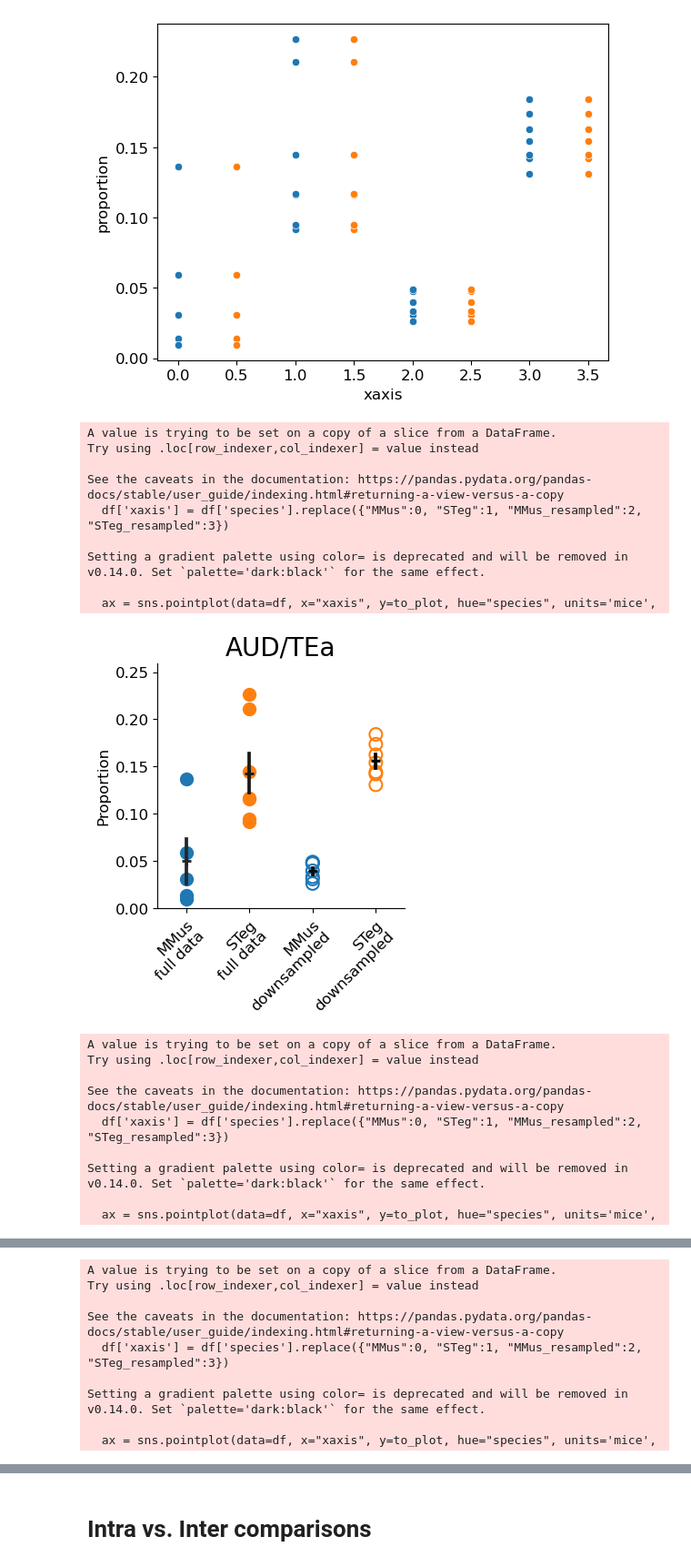
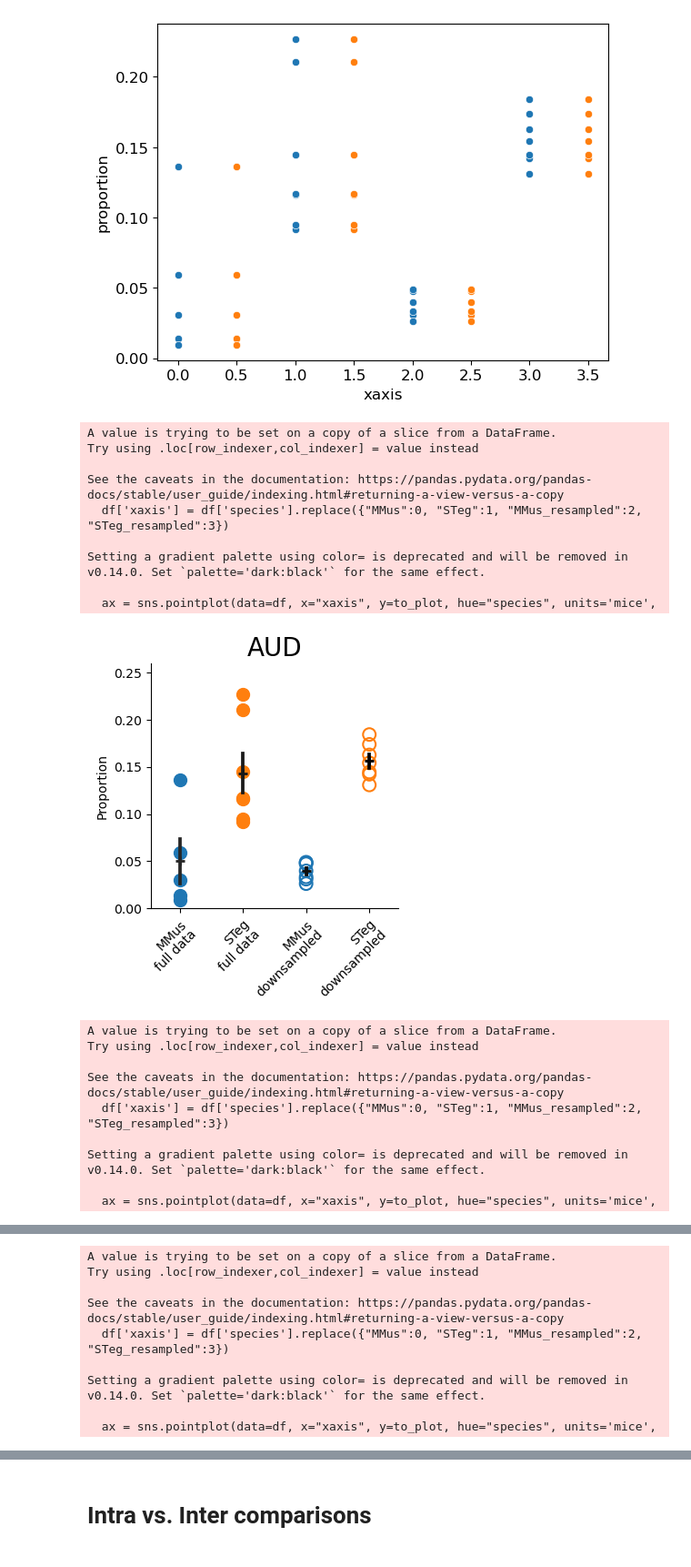
Before and after one commit to eisko/MAPseq_analysis, a Jupyter notebook: version4_fig2_OMC.ipynb, the cells around one changed output, grey strips where cells are left out. Shown at 91% size. Saved outputs shown, nothing was run; the diff lists cells and outputs as text; code cells hidden in the pictures.

```diff
--- a/version4_fig2_OMC.ipynb
+++ b/version4_fig2_OMC.ipynb
@@ -253,11 +253,11 @@ omc_type_rename[0]
 11735 rows × 13 columns
 # %%
 # processing
-plot_it = ["AUD/TEa", "OMCc"]
+plot_it = ["AUD", "OMCc"]
 plot_pt = ["PAG", "SNr"]
 
 # IT cells
-omc_it = [df[df["type"]=="IT"].drop("type", axis=1) for df in omc_type_rename]
+omc_it = [df[df["type"]=="IT"].drop("type", axis=1) for df in omc_type]
 omc_it_prop = dfs_to_proportions(omc_it, cell_type="IT")
 
 mm_it_sim = resample_neurons(omc_it, species="MMus")
@@ -269,15 +269,15 @@ st_it_sim_prop = dfs_to_proportions(st_it_sim, cell_type="IT")
 st_it_sim_prop['species'] = "STeg_resampled"
 
 # PT cells
-omc_pt = [df[df["type"]=="PT"].drop("type", axis=1) for df in omc_type_rename]
-omc_pt_prop = dfs_to_proportions(omc_pt, cell_type="PT", aud_rename=True)
+omc_pt = [df[df["type"]=="PT"].drop("type", axis=1) for df in omc_type]
+omc_pt_prop = dfs_to_proportions(omc_pt, cell_type="PT", aud_rename=False)
 
 mm_pt_sim = resample_neurons(omc_pt, species="MMus")
-mm_pt_sim_prop = dfs_to_proportions(mm_pt_sim, cell_type="PT", aud_rename=True)
+mm_pt_sim_prop = dfs_to_proportions(mm_pt_sim, cell_type="PT", aud_rename=False)
 mm_pt_sim_prop['species'] = "MMus_resampled"
 
 st_pt_sim = resample_neurons(omc_pt, species="STeg")
-st_pt_sim_prop = dfs_to_proportions(st_pt_sim, cell_type="PT", aud_rename=True)
+st_pt_sim_prop = dfs_to_proportions(st_pt_sim, cell_type="PT", aud_rename=False)
 st_pt_sim_prop['species'] = "STeg_resampled"
 
 plot_it = pd.concat([omc_it_prop, mm_it_sim_prop, st_it_sim_prop])
@@ -344,35 +344,35 @@ sns.scatterplot(df, x="xaxis_right", y="proportion")
 # matplotlib.use('cairo') # if on, won't display figures
 # %%
 # AUD
-dot_plot_resample(plot_it, "AUD/TEa", title="AUD/TEa", add_legend=False)
-plt.savefig(out_path+"OMC_AUDtea_resample_dot.pdf", dpi=300, bbox_inches="tight")
+dot_plot_resample(plot_it, "AUD", title="AUD", add_legend=False)
+plt.savefig(out_path+"OMC_AUD_resample_dot.pdf", dpi=300, bbox_inches="tight")
 plt.show()
 
 # OMCc
 dot_plot_resample(plot_it, "OMCc", title="OMCc", add_legend=False)
 plt.savefig(out_path+"OMC_OMCc_resample_dot.pdf", dpi=300, bbox_inches="tight")
 plt.show()
 
 # PAG
 dot_plot_resample(plot_pt, "PAG", title="PAG", add_legend=False)
 plt.savefig(out_path+"OMC_PAG_resample_dot.pdf", dpi=300, bbox_inches="tight")
 plt.show()
 
 # SNr
 dot_plot_resample(plot_pt, "SNr", title="SNr", add_legend=False)
 plt.savefig(out_path+"OMC_SNr_resample_dot.pdf", dpi=300, bbox_inches="tight")
 plt.show()
 # %% [output]
 A value is trying to be set on a copy of a slice from a DataFrame.
 Try using .loc[row_indexer,col_indexer] = value instead
 
 See the caveats in the documentation: https://pandas.pydata.org/pandas-docs/stable/user_guide/indexing.html#returning-a-view-versus-a-copy
   df['xaxis'] = df['species'].replace({"MMus":0, "STeg":1, "MMus_resampled":2, "STeg_resampled":3})
 
 Setting a gradient palette using color= is deprecated and will be removed in v0.14.0. Set `palette='dark:black'` for the same effect.
 
   ax = sns.pointplot(data=df, x="xaxis", y=to_plot, hue="species", units='mice',
-[figure, old version]
+[figure, new version]
 A value is trying to be set on a copy of a slice from a DataFrame.
 Try using .loc[row_indexer,col_indexer] = value instead
 
```
Also changed, not shown: parts of 2 cells of this notebook, 1 other file.
